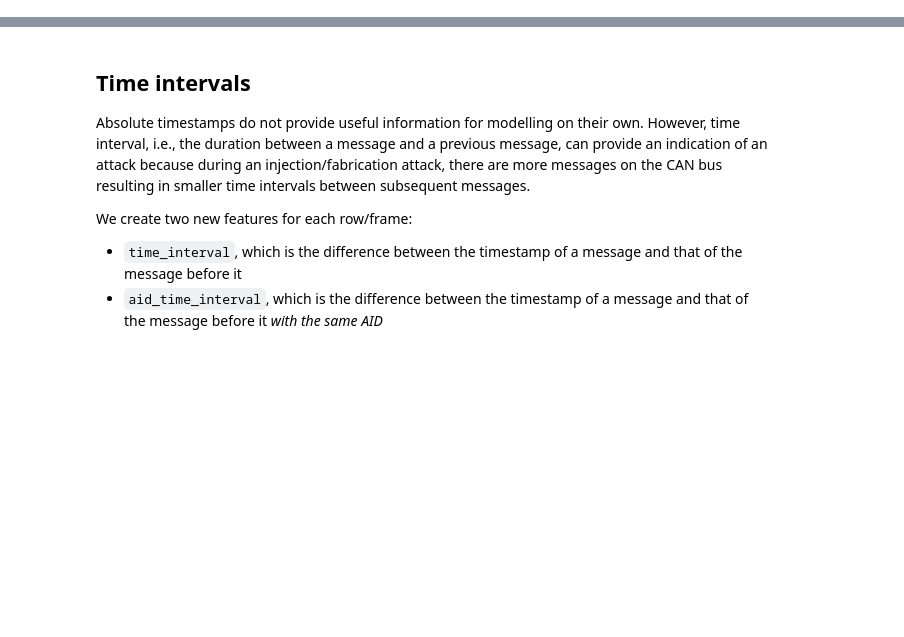
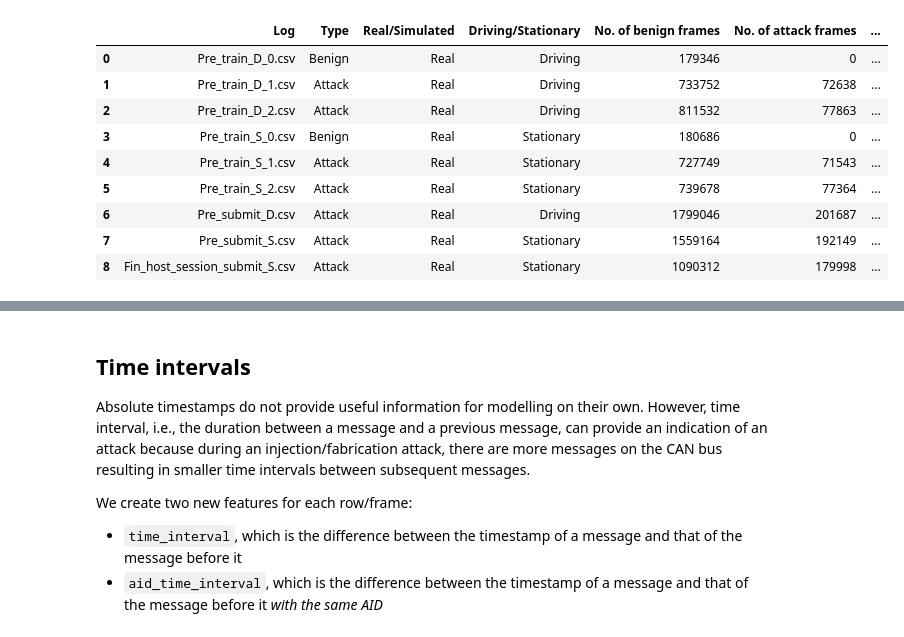
Before and after one commit to ahlashkari/VehCANSigLyzer, a Jupyter notebook: vehcansiglyzer.ipynb, the cells around one changed output, grey strips where cells are left out. Saved outputs shown, nothing was run; the diff lists cells and outputs as text; code cells hidden in the pictures; blank space fills up the shorter version.

Commit message:
Updated for new dataset

```diff
--- a/vehcansiglyzer.ipynb
+++ b/vehcansiglyzer.ipynb
@@ -27,3 +25,17 @@ from sklearn.model_selection import train_test_split
 from scipy.stats import shapiro
 from sklearn.feature_selection import mutual_info_classif, f_classif, VarianceThreshold
 from matplotlib_venn import venn3
+# %%
+# Read in a sample benign dataset
+df = pd.read_csv("../hcrl/0_Preliminary/0_Training/Pre_train_D_0.csv")
+display(df.head())
+
+# Read in a sample attack dataset
+df = pd.read_csv("../hcrl/0_Preliminary/0_Training/Pre_train_S_1.csv")
+display(df.head())
+
+# Display attacks in sample attack dataset
+display(df.SubClass.value_counts())
+
+# Display DataFrame info
+display(df.info())
@@ -30,3 +76,3 @@ from matplotlib_venn import venn3
 # %%
 # Create DataFrame for summary stats
-summary_stats = pd.DataFrame(columns=['Log', 'Type', 'Real/Simulated', 'No. of benign frames', 'No. of attack frames', 'Total no. of frames', 'Total duration', 'Start timestamp', 'End timestamp'])
+summary_stats = pd.DataFrame(columns=['Log', 'Type', 'Real/Simulated', 'Driving/Stationary', 'No. of benign frames', 'No. of attack frames', 'Total no. of frames', 'Total duration', 'Start timestamp', 'End timestamp'])
@@ -55,26 +79 @@ ParserError: Error tokenizing data. C error: Calling read(nbytes) on source fail
-# %%
-# Read in real attack files
-dfs_attack = {}
-
-fpath = "CAN-MIRGU/Attack/Real_attacks/"
-attack_lnames = list(os.listdir(fpath))
-
-print("Reading real attack files..")
-for i in tqdm(range(len(attack_lnames))):
-    lname = attack_lnames[i]
-    # print(lname)
-    df = pd.read_csv(fpath + lname)     # Read in log
-    df = preprocessDataset(df)          # Preprocess into tabular form
-    df['attack_class'] = '0'              # Add attack class column
-    dfs_attack[lname] = df              # Append to list of attack logs
-
-    benign_frames = len(df[df.attack == '0'])
-    duration = df.timestamp[len(df) - 1] - df.timestamp[0]
-    summary_stats = pd.concat([summary_stats, pd.DataFrame([[lname, 'Attack', 'Real', benign_frames, len(df)-benign_frames, len(df), duration, df.timestamp[0], df.timestamp[len(df) - 1]]], columns=summary_stats.columns)], ignore_index=True)
-
-# Save list of attack log names
-attack_lnames = list(dfs_attack.keys())
-
-with open('output/attack_lnames', 'wb') as fp:
-    pickle.dump(attack_lnames, fp)
 # %%
@@ -118,3 +146,17 @@ simulated_attack_lnames = list(dfs_simulated_attack.keys())   # Save list of att
+# %%
+# Display summary stat on all logs
+display(summary_stats)
+# %% [output]
+|  | Log | Type | Real/Simulated | Driving/Stationary | No. of benign frames | No. of attack frames | ... |
+| 0 | Pre_train_D_0.csv | Benign | Real | Driving | 179346 | 0 | ... |
+| 1 | Pre_train_D_1.csv | Attack | Real | Driving | 733752 | 72638 | ... |
+| 2 | Pre_train_D_2.csv | Attack | Real | Driving | 811532 | 77863 | ... |
+| 3 | Pre_train_S_0.csv | Benign | Real | Stationary | 180686 | 0 | ... |
+| 4 | Pre_train_S_1.csv | Attack | Real | Stationary | 727749 | 71543 | ... |
+| 5 | Pre_train_S_2.csv | Attack | Real | Stationary | 739678 | 77364 | ... |
+| 6 | Pre_submit_D.csv | Attack | Real | Driving | 1799046 | 201687 | ... |
+| 7 | Pre_submit_S.csv | Attack | Real | Stationary | 1559164 | 192149 | ... |
+| 8 | Fin_host_session_submit_S.csv | Attack | Real | Stationary | 1090312 | 179998 | ... |
 # %%
 # Print summary stats
 print("Summary stats for all logs")
```
Also changed, not shown: parts of 114 cells of this notebook.
